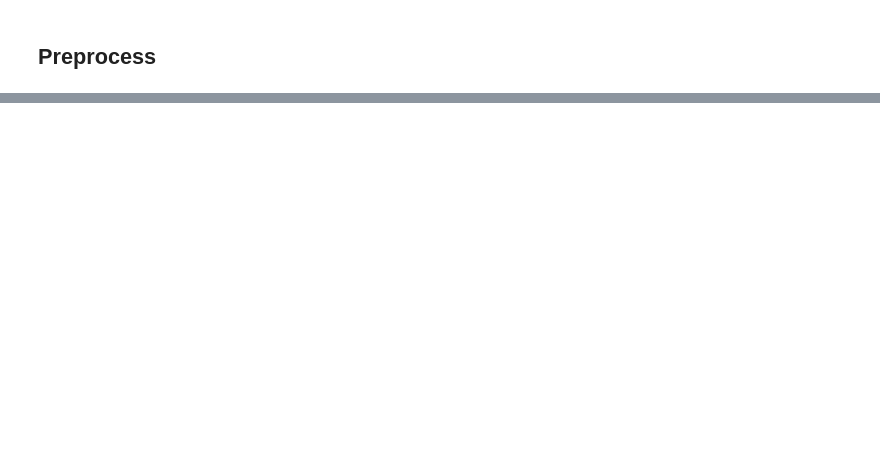
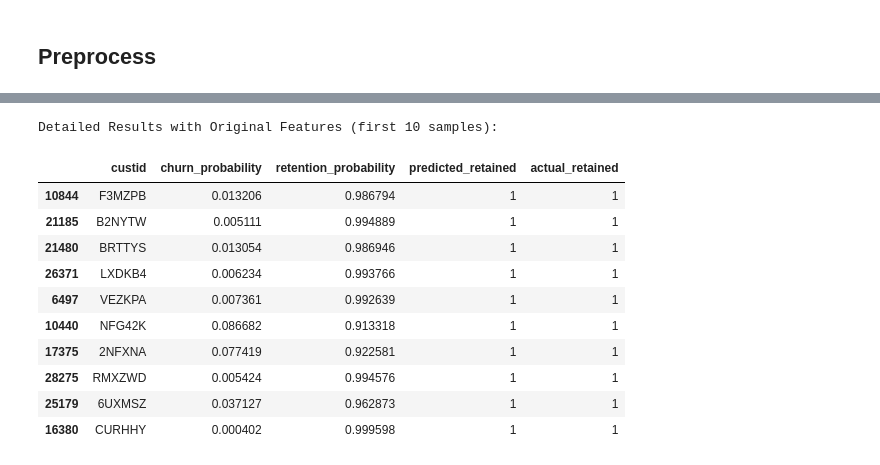
Before and after one commit to pyt3r/springboard-package, a Jupyter notebook: assignments/Student_MLE_MiniProject_Churn_Prediction/standalone.ipynb, the cells around one changed output, grey strips where cells are left out. Drawn from its saved outputs; the diff is of its cells as text; code cells hidden in the pictures; blank space fills up the shorter version.

```diff
--- a/assignments/Student_MLE_MiniProject_Churn_Prediction/standalone.ipynb
+++ b/assignments/Student_MLE_MiniProject_Churn_Prediction/standalone.ipynb
@@ -298,0 +320,13 @@ Top 5 Parameter Combinations:
+# %%
+def batch_inference(pipeline, new_samples_df):
+    """ Perform batch inference on new samples using the full pipeline. """
+
+    results_df = new_samples_df.copy()
+    predictions = pipeline.predict(new_samples_df)
+    probabilities = pipeline.predict_proba(new_samples_df)[:, 1]
+
+    results_df['predicted_retained'] = predictions
+    results_df['churn_probability'] = 1 - probabilities
+    results_df['retention_probability'] = probabilities
+
+    return results_df
@@ -298,0 +356,6 @@ Top 5 Parameter Combinations:
+# %%
+inference_results = batch_inference(best_rf_pipeline, X_val_raw)
+
+print(f"\nBatch Inference Results (first 10 samples):\n")
+cols = ['custid', 'predicted_retained', 'churn_probability', 'retention_probability']
+inference_results[cols].head(10)
@@ -298,0 +403,21 @@ Top 5 Parameter Combinations:
+# %%
+print("\nDetailed Results with Original Features (first 10 samples):")
+display_cols = [ 'custid', 'churn_probability', 'retention_probability', 'predicted_retained']
+
+inference_results_display = inference_results[display_cols].copy()
+inference_results_display['actual_retained'] = y_val_raw.values
+
+inference_results_display.head(10)
+# %% [output]
+Detailed Results with Original Features (first 10 samples):
+|  | custid | churn_probability | retention_probability | predicted_retained | actual_retained |
+| 10844 | F3MZPB | 0.013206 | 0.986794 | 1 | 1 |
+| 21185 | B2NYTW | 0.005111 | 0.994889 | 1 | 1 |
+| 21480 | BRTTYS | 0.013054 | 0.986946 | 1 | 1 |
+| 26371 | LXDKB4 | 0.006234 | 0.993766 | 1 | 1 |
+| 6497 | VEZKPA | 0.007361 | 0.992639 | 1 | 1 |
+| 10440 | NFG42K | 0.086682 | 0.913318 | 1 | 1 |
+| 17375 | 2NFXNA | 0.077419 | 0.922581 | 1 | 1 |
+| 28275 | RMXZWD | 0.005424 | 0.994576 | 1 | 1 |
+| 25179 | 6UXMSZ | 0.037127 | 0.962873 | 1 | 1 |
+| 16380 | CURHHY | 0.000402 | 0.999598 | 1 | 1 |
```
Also changed, not shown: parts of 27 cells of this notebook.
